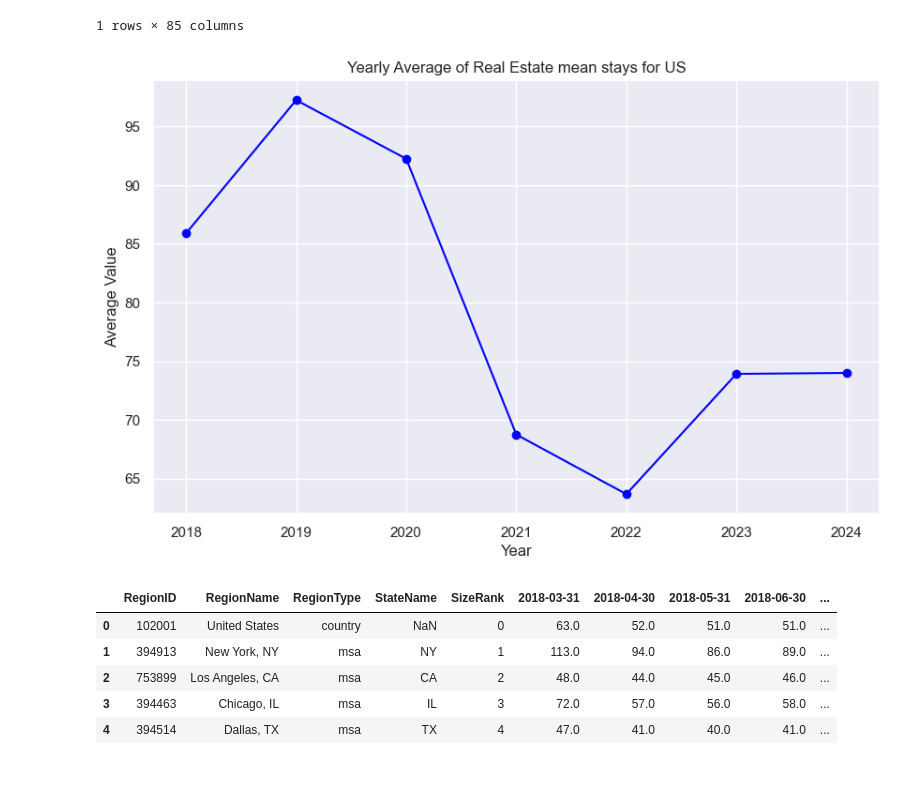
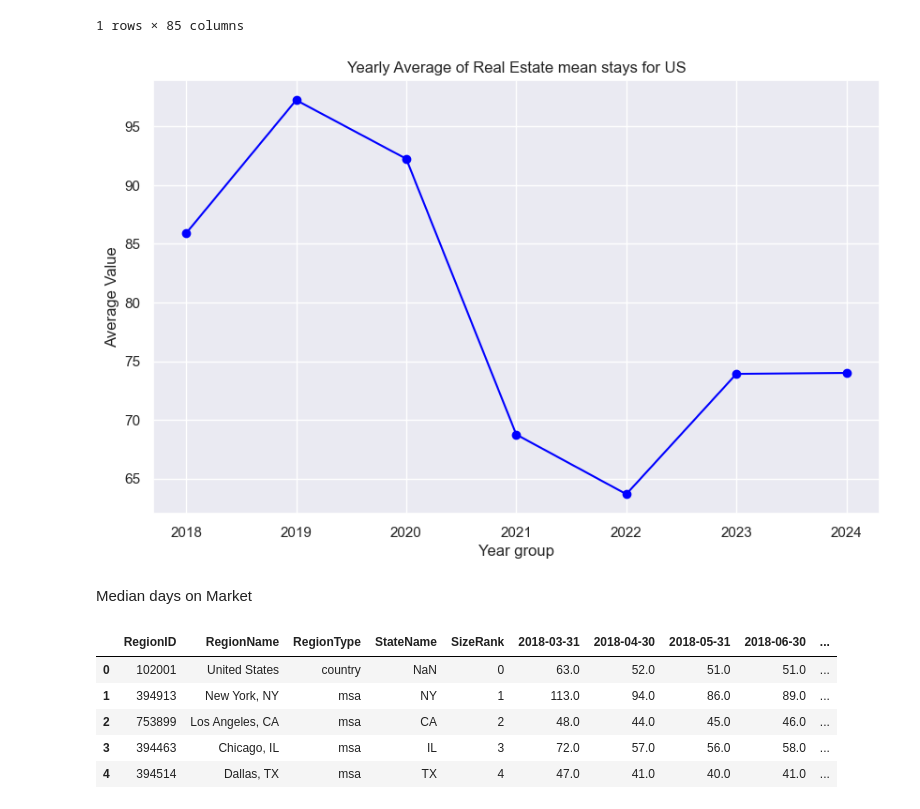
Before and after one commit to DavidBraun777/final-group-project-seis-631, a Jupyter notebook: Final Project 4).ipynb, the cells around one changed output. Drawn from its saved outputs; the diff is of its cells as text; code cells hidden in the pictures; blank space fills up the shorter version.

```diff
--- a/Final Project 4).ipynb
+++ b/Final Project 4).ipynb
@@ -120,11 +127,11 @@ df_result.head(5)
 | 4 | 394514 | Dallas, TX | msa | TX | 4 | 67.0 | 63.0 | 59.0 | 59.0 | ... |
 5 rows × 85 columns
 # %%
-# Filter data for Los Angeles
+# Filter data for United States
 US_mean_data = df_result[df_result['RegionName'] == 'United States']
 
 # Drop non-numeric columns to focus on numerical data
-US_mean_numeric_data = US_data.drop(columns=['RegionID', 'RegionName', 'RegionType', 'StateName', 'SizeRank'])
+US_mean_numeric_data = US_mean_data.drop(columns=['RegionID', 'RegionName', 'RegionType', 'StateName', 'SizeRank'])
 # %%
 US_mean_data
 # %% [output]
@@ -132,23 +139,25 @@ US_mean_data
 | 0 | 102001 | United States | country | NaN | 0 | 86.0 | 82.0 | 79.0 | 78.0 | ... |
 1 rows × 85 columns
 # %%
-US_numeric_data = US_numeric_data.T  # Transpose for easier handling
-US_numeric_data.index = pd.to_datetime(US_numeric_data.index)
-US_numeric_data['Year'] = US_numeric_data.index.year
+US_mean_numeric_data  = US_mean_numeric_data.T  # Transpose for easier handling
+US_mean_numeric_data .index = pd.to_datetime(US_mean_numeric_data .index)
+US_mean_numeric_data ['Year group'] = US_mean_numeric_data .index.year
 
 # Group by year and calculate the average
-yearly_data = US_numeric_data.groupby('Year').mean()
+yearly_data = US_mean_numeric_data .groupby('Year group').mean()
 
 # Plot yearly data
 plt.figure(figsize=(10, 6))
 plt.plot(yearly_data.index, yearly_data.values, marker='o', linestyle='-', color='blue')
 plt.title("Yearly Average of Real Estate mean stays for US")
-plt.xlabel("Year")
+plt.xlabel("Year group")
 plt.ylabel("Average Value")
 plt.grid(True)
 plt.show()
 # %% [output]
-[figure, old version]
+[figure, new version]
+# %% [markdown]
+Median days on Market
 # %%
 non_numeric_columns = ['RegionID', 'RegionName', 'RegionType', 'StateName','SizeRank']
 
```
Also changed, not shown: parts of 8 cells of this notebook.
